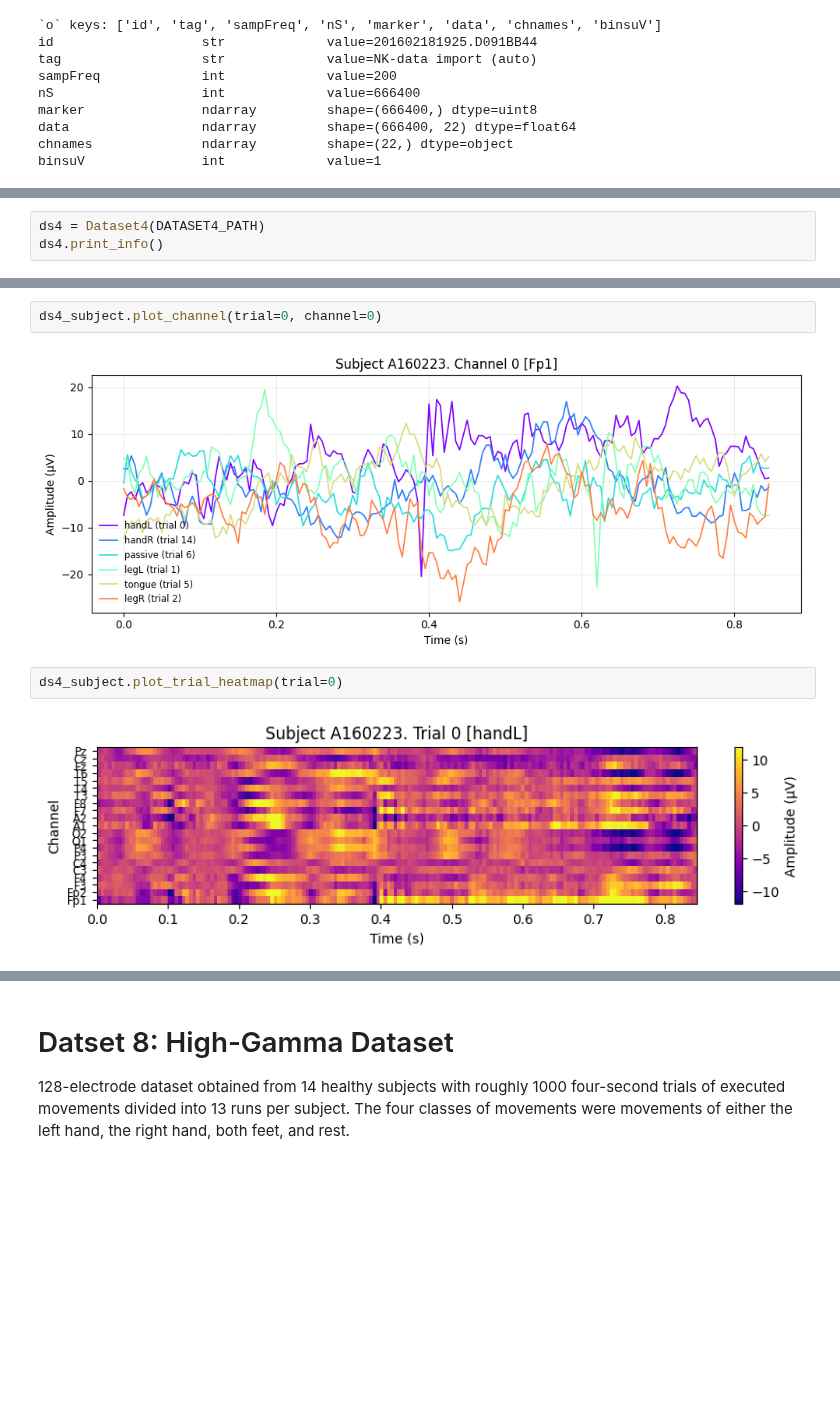
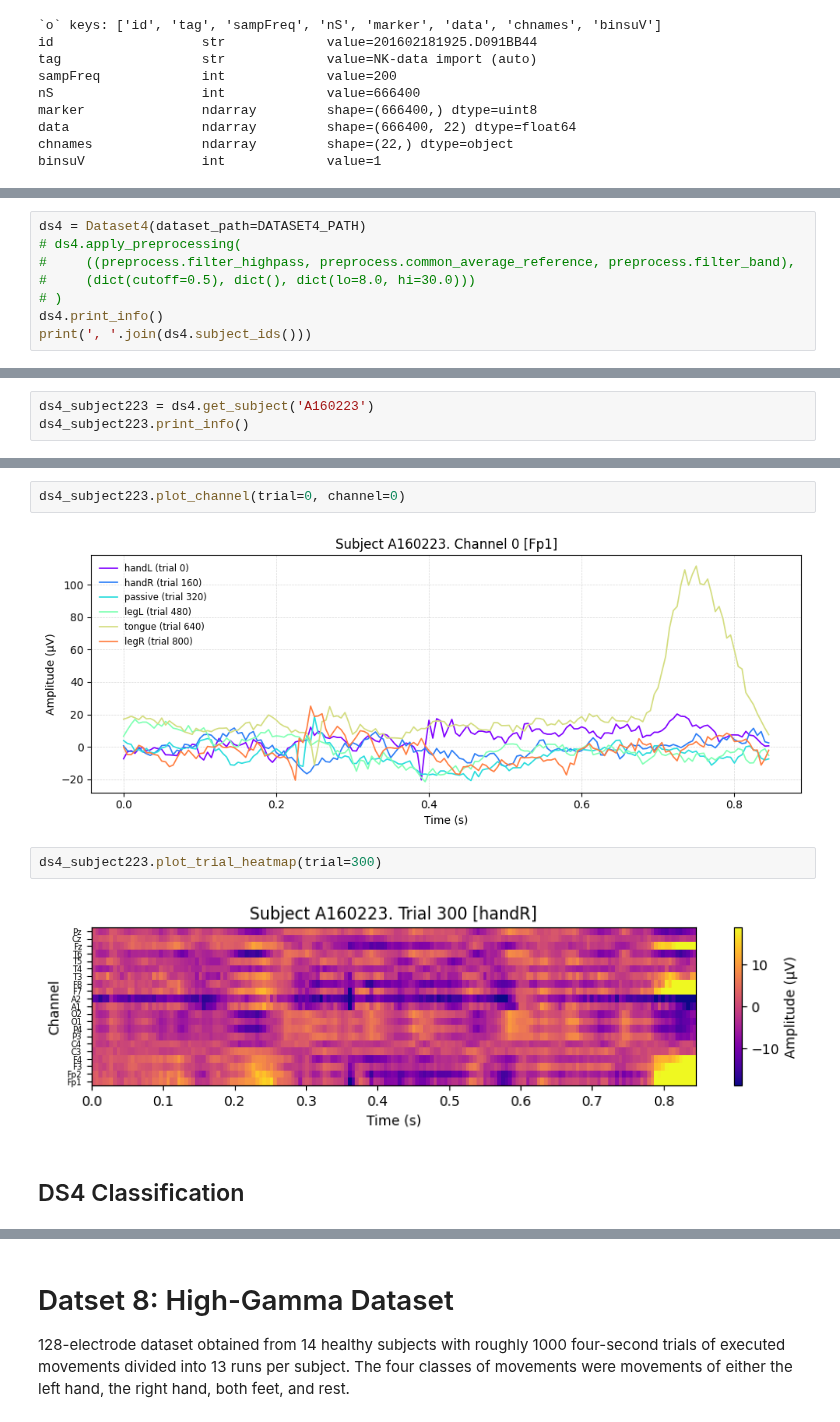
Before and after one commit to annzb/eeg-mi-decoders, a Jupyter notebook: main.ipynb, the cells around one changed output, grey strips where cells are left out. Drawn from its saved outputs; the diff is of its cells as text; blank space fills up the shorter version.

```diff
--- a/main.ipynb
+++ b/main.ipynb
@@ -212,6 +213,11 @@ binsuV               int             value=1
 # %%
-ds4 = Dataset4(DATASET4_PATH)
+ds4 = Dataset4(dataset_path=DATASET4_PATH)
+# ds4.apply_preprocessing(
+#     ((preprocess.filter_highpass, preprocess.common_average_reference, preprocess.filter_band),
+#     (dict(cutoff=0.5), dict(), dict(lo=8.0, hi=30.0)))
+# )
 ds4.print_info()
+print(', '.join(ds4.subject_ids()))
 # %% [output]
 Total subjects: 5
 Epoch window: 0.000–0.850 s
@@ -229,0 +226,3 @@ X: (959, 21, 170), Y: (959,)
+# %%
+ds4_subject223 = ds4.get_subject('A160223')
+ds4_subject223.print_info()
@@ -234,8 +244,10 @@ ds4_subject.plot_head(trial=0, plot_joint=False)
 # %%
-ds4_subject.plot_channel(trial=0, channel=0)
+ds4_subject223.plot_channel(trial=0, channel=0)
 # %% [output]
-[figure, old version]
+[figure, new version]
 # %%
-ds4_subject.plot_trial_heatmap(trial=0)
+ds4_subject223.plot_trial_heatmap(trial=300)
 # %% [output]
-[figure, old version]
+[figure, new version]
+# %% [markdown]
+## DS4 Classification
```
Also changed, not shown: parts of 20 cells of this notebook, 19 other files.
